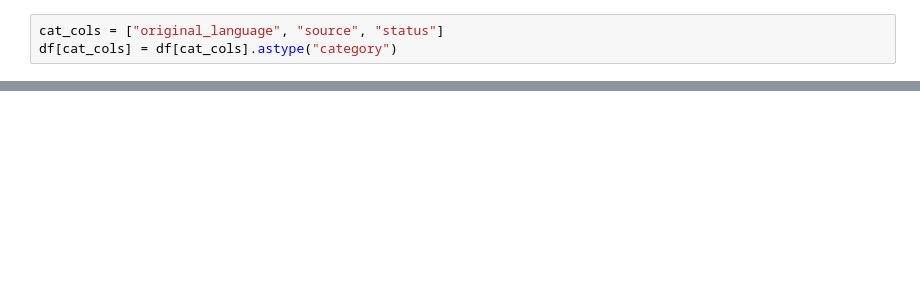
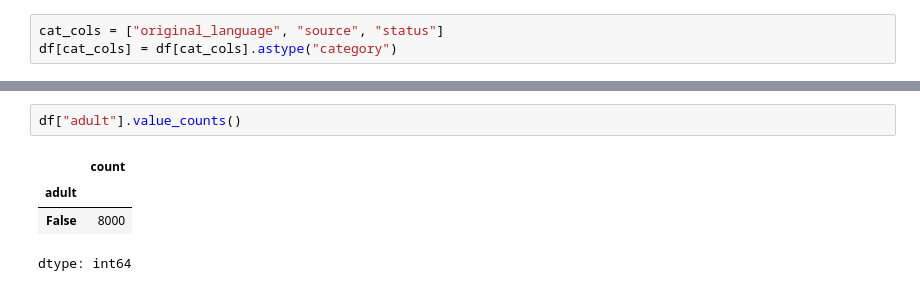
Before and after one commit to juan-gomezj4/ml-movie-recommender, a Jupyter notebook: notebooks/3-analysis/bivariate_data_analysis.ipynb, the cells around one changed output, grey strips where cells are left out. Drawn from its saved outputs; the diff is of its cells as text; blank space fills up the shorter version.

```diff
--- a/notebooks/3-analysis/bivariate_data_analysis.ipynb
+++ b/notebooks/3-analysis/bivariate_data_analysis.ipynb
@@ -22,0 +35,7 @@ df.sample(5)
+# %%
+df["adult"].value_counts()
+# %% [output]
+|  | count |
+| adult |  |
+| False | 8000 |
+dtype: int64
```
Also changed, not shown: parts of 23 cells of this notebook.
